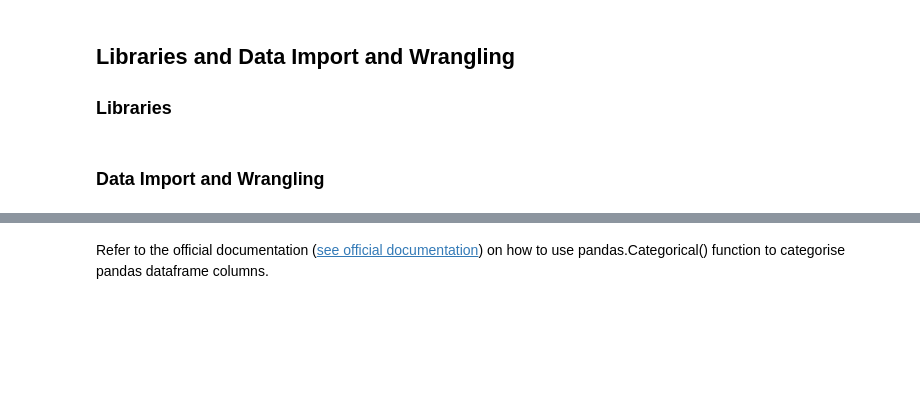
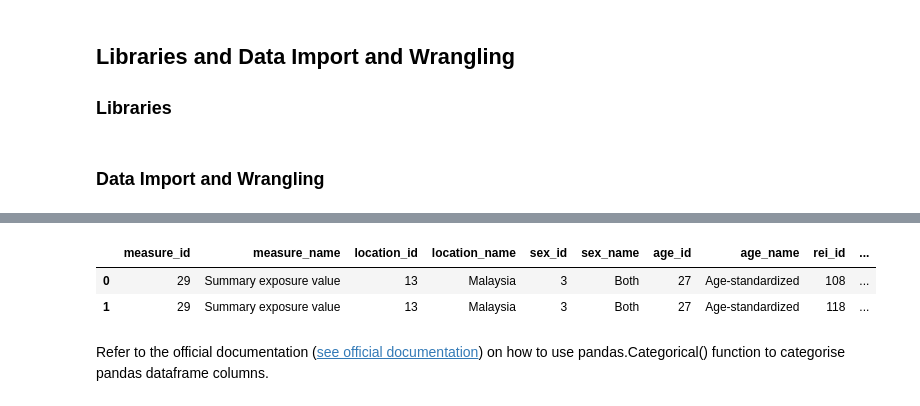
Before and after one commit to aldaszarnauskas/programming-for-data-analytics, a Jupyter notebook: project/project.ipynb, the cells around one changed output, grey strips where cells are left out. Cells and saved outputs as stored; diff of their text form; code cells hidden in the pictures; blank space fills up the shorter version.

```diff
--- a/project/project.ipynb
+++ b/project/project.ipynb
@@ -59,4 +59,4 @@ df_population = df_population[["location_name", "val", "sex_name", "age_name"]]
 df_agestand = pd.read_csv("../data/agestand_allc_ally_perc_T2D.csv")
 # Upload summary exposure values for low physical activity,
 # high BBI, high consumption of SSB
-df_sev = pd.read_csv("../data/SEV_allc_ally_BBI_SSB_lowact.csv")
+df_sum_exp_val = pd.read_csv("../data/SEV_allc_ally_BBI_SSB_lowact.csv")
@@ -71,5 +81,9 @@ df_agestand.head(2)
 # %%
-df_sev.head(2)
+df_sum_exp_val.head(2)
+# %% [output]
+|  | measure_id | measure_name | location_id | location_name | sex_id | sex_name | age_id | age_name | rei_id | ... |
+| 0 | 29 | Summary exposure value | 13 | Malaysia | 3 | Both | 27 | Age-standardized | 108 | ... |
+| 1 | 29 | Summary exposure value | 13 | Malaysia | 3 | Both | 27 | Age-standardized | 118 | ... |
 # %%
 # The three columns in df_agestand, val, upper, and lower, are proportions but
 # we need percentages for further plotting.
```
Also changed, not shown: parts of 31 cells of this notebook, 4 other files.
